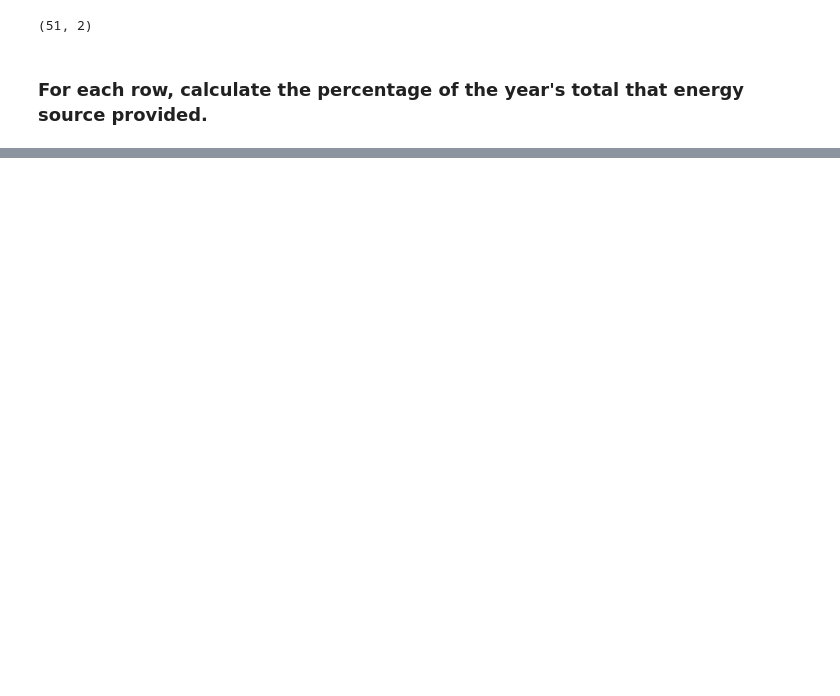
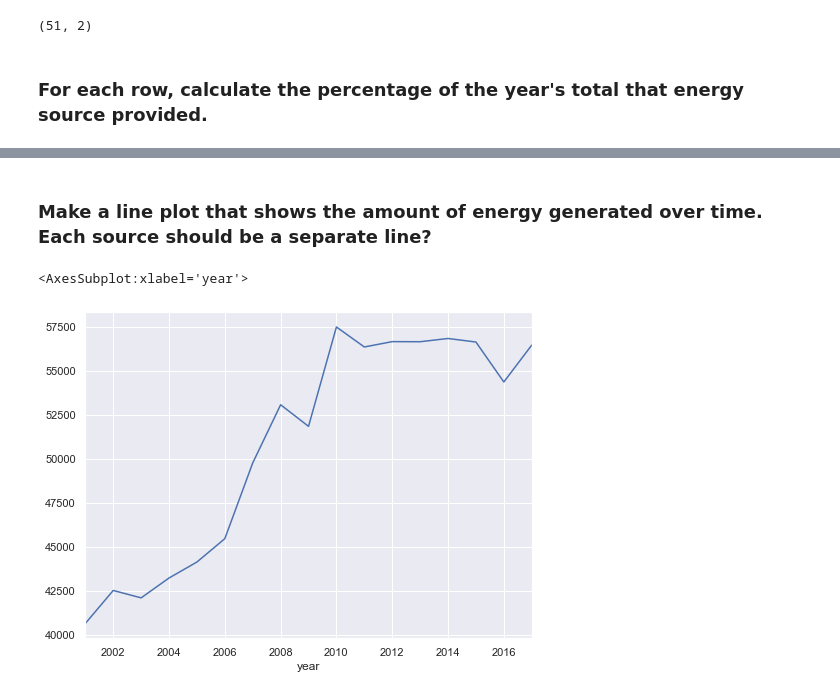
Before and after one commit to brianclements03/time_series_exercises, a Jupyter notebook: TSA_working_with_time_series_exercises.ipynb, the cells around one changed output, grey strips where cells are left out. Cells and saved outputs as stored; diff of their text form; code cells hidden in the pictures; blank space fills up the shorter version.

```diff
--- a/TSA_working_with_time_series_exercises.ipynb
+++ b/TSA_working_with_time_series_exercises.ipynb
@@ -523,0 +600,9 @@ df.shape
+# %% [markdown]
+### Make a line plot that shows the amount of energy generated over time. Each source should be a separate line?
+# %%
+# Is the total generation increasing over time?
+
+df.net_generation.resample('YS').sum().plot()
+# %% [output]
+<AxesSubplot:xlabel='year'>
+[figure, added]
```
Also changed, not shown: parts of 16 cells of this notebook.
